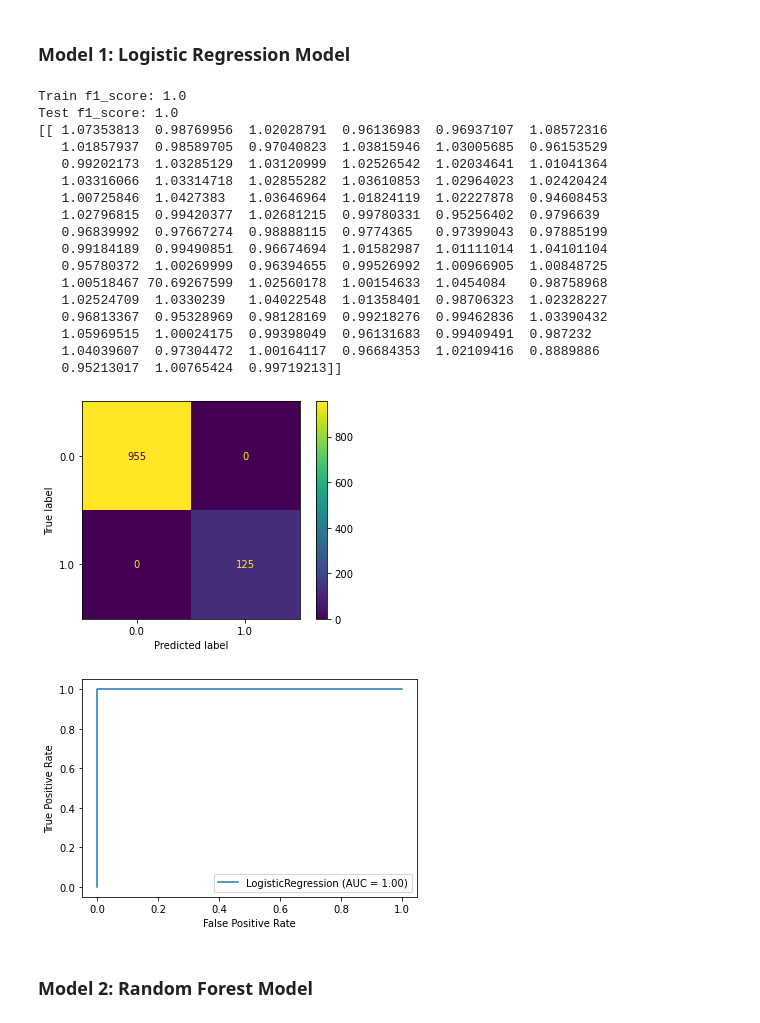
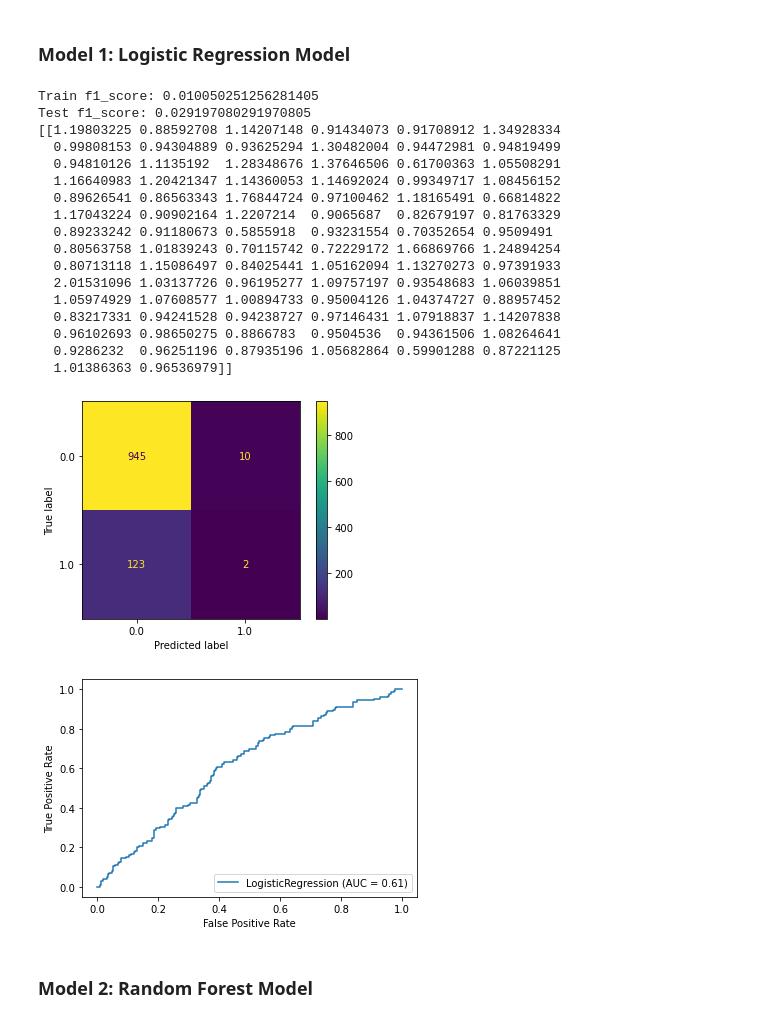
Before and after one commit to RH3421/Reducing_NBA_Injuries, a Jupyter notebook: EDA.ipynb, the cells around one changed output. Drawn from its saved outputs; the diff is of its cells as text; code cells hidden in the pictures.

```diff
--- a/EDA.ipynb
+++ b/EDA.ipynb
@@ -271,7 +271,7 @@ Assign X and y values, train_test_split, scale data
 # %%
 # Assign X and y
 y = df_con.out_for_season
-X = df_con.drop(['Name', 'Date', 'Team', 'Notes'], axis=1)
+X = df_con.drop(['Name', 'Date', 'Team', 'Notes', 'out_for_season'], axis=1)
 X_train, X_test, y_train, y_test = train_test_split(X, y, test_size=0.25, random_state=22)
 
 # Scale data
@@ -310,43 +338,43 @@ Test f1_score: 0.0
 ### Model 1: Logistic Regression Model
 # %%
 # Instantiate, fit, and run model
-lr = LogisticRegression(random_state=22)
+lr = LogisticRegression(max_iter = 1000, random_state=22)
 lr.fit(X_train_scaled, y_train)
 y_hat_train = lr.predict(X_train_scaled)
 y_hat_test = lr.predict(X_test_scaled)
 print(f'Train f1_score: {f1_score(y_train, y_hat_train)}')
 print(f'Test f1_score: {f1_score(y_test, y_hat_test)}')
 
 # Plot confusion matrix and ROC AUC
 plot_confusion_matrix(lr, X_test_scaled, y_test)
 plot_roc_curve(lr, X_test_scaled, y_test);
 
 print(np.exp(lr.coef_))
 
 # # Plotted feature importance for basic decision tree model
 # ranking = np.exp(lr.coef_)
 # fig, ax = plt.subplots(figsize=(20,5))
 # pd.Series(ranking).plot.bar(ax=ax);
 # %% [output]
-Train f1_score: 1.0
-Test f1_score: 1.0
-[[ 1.07353813  0.98769956  1.02028791  0.96136983  0.96937107  1.08572316
-   1.01857937  0.98589705  0.97040823  1.03815946  1.03005685  0.96153529
-   0.99202173  1.03285129  1.03120999  1.02526542  1.02034641  1.01041364
-   1.03316066  1.03314718  1.02855282  1.03610853  1.02964023  1.02420424
-   1.00725846  1.0427383   1.03646964  1.01824119  1.02227878  0.94608453
-   1.02796815  0.99420377  1.02681215  0.99780331  0.95256402  0.9796639
-   0.96839992  0.97667274  0.98888115  0.9774365   0.97399043  0.97885199
-   0.99184189  0.99490851  0.96674694  1.01582987  1.01111014  1.04101104
-   0.95780372  1.00269999  0.96394655  0.99526992  1.00966905  1.00848725
-   1.00518467 70.69267599  1.02560178  1.00154633  1.0454084   0.98758968
-   1.02524709  1.0330239   1.04022548  1.01358401  0.98706323  1.02328227
-   0.96813367  0.95328969  0.98128169  0.99218276  0.99462836  1.03390432
-   1.05969515  1.00024175  0.99398049  0.96131683  0.99409491  0.987232
-   1.04039607  0.97304472  1.00164117  0.96684353  1.02109416  0.8889886
-   0.95213017  1.00765424  0.99719213]]
+Train f1_score: 0.010050251256281405
+Test f1_score: 0.029197080291970805
+[[1.19803225 0.88592708 1.14207148 0.91434073 0.91708912 1.34928334
+  0.99808153 0.94304889 0.93625294 1.30482004 0.94472981 0.94819499
+  0.94810126 1.1135192  1.28348676 1.37646506 0.61700363 1.05508291
+  1.16640983 1.20421347 1.14360053 1.14692024 0.99349717 1.08456152
+  0.89626541 0.86563343 1.76844724 0.97100462 1.18165491 0.66814822
+  1.17043224 0.90902164 1.2207214  0.9065687  0.82679197 0.81763329
+  0.89233242 0.91180673 0.5855918  0.93231554 0.70352654 0.9509491
+  0.80563758 1.01839243 0.70115742 0.72229172 1.66869766 1.24894254
+  0.80713118 1.15086497 0.84025441 1.05162094 1.13270273 0.97391933
+  2.01531096 1.03137726 0.96195277 1.09757197 0.93548683 1.06039851
+  1.05974929 1.07608577 1.00894733 0.95004126 1.04374727 0.88957452
+  0.83217331 0.94241528 0.94238727 0.97146431 1.07918837 1.14207838
+  0.96102693 0.98650275 0.8866783  0.9504536  0.94361506 1.08264641
+  0.9286232  0.96251196 0.87935196 1.05682864 0.59901288 0.87221125
+  1.01386363 0.96536979]]
-[figure, old version]
+[figure, new version]
-[figure, old version]
+[figure, new version]
 # %% [markdown]
 ### Model 2: Random Forest Model
 # %%
```
Also changed, not shown: parts of 6 cells of this notebook, 1 other file.
